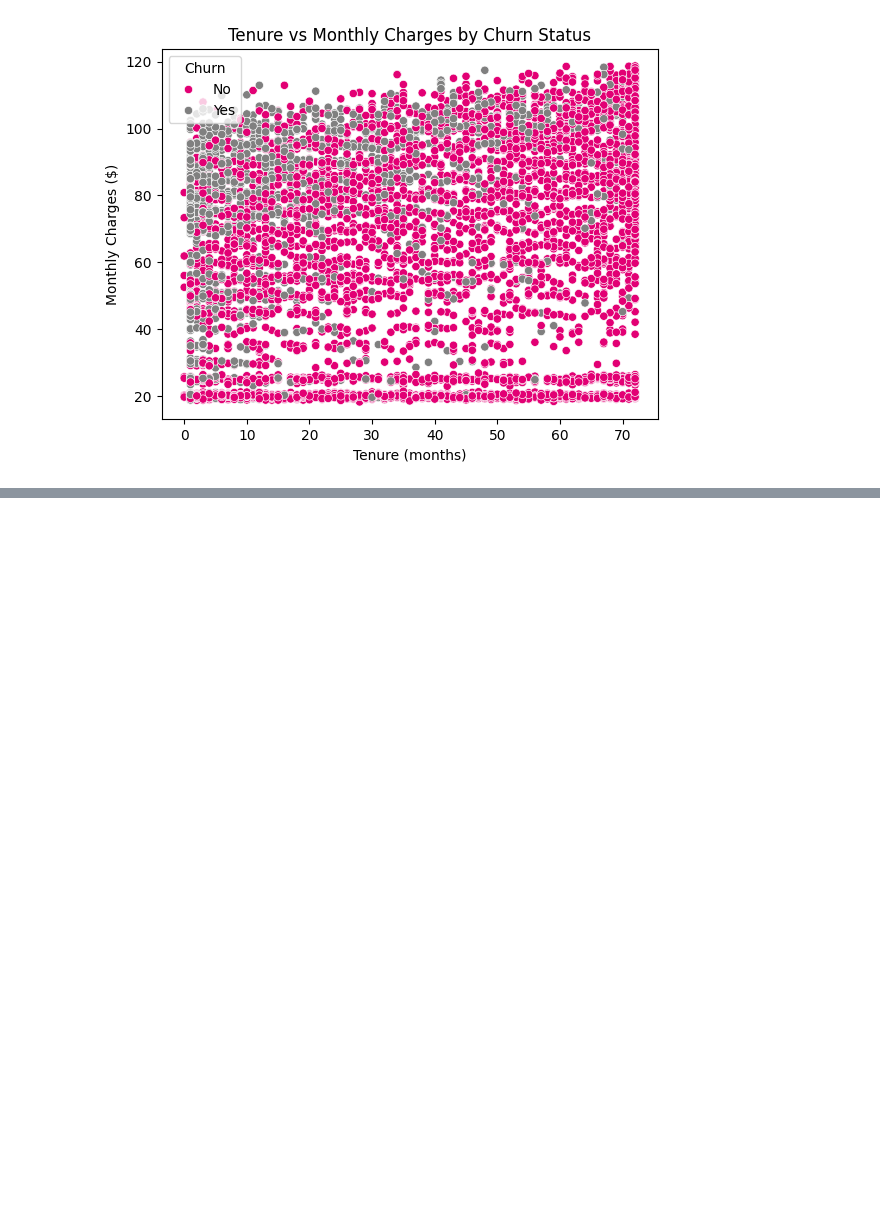
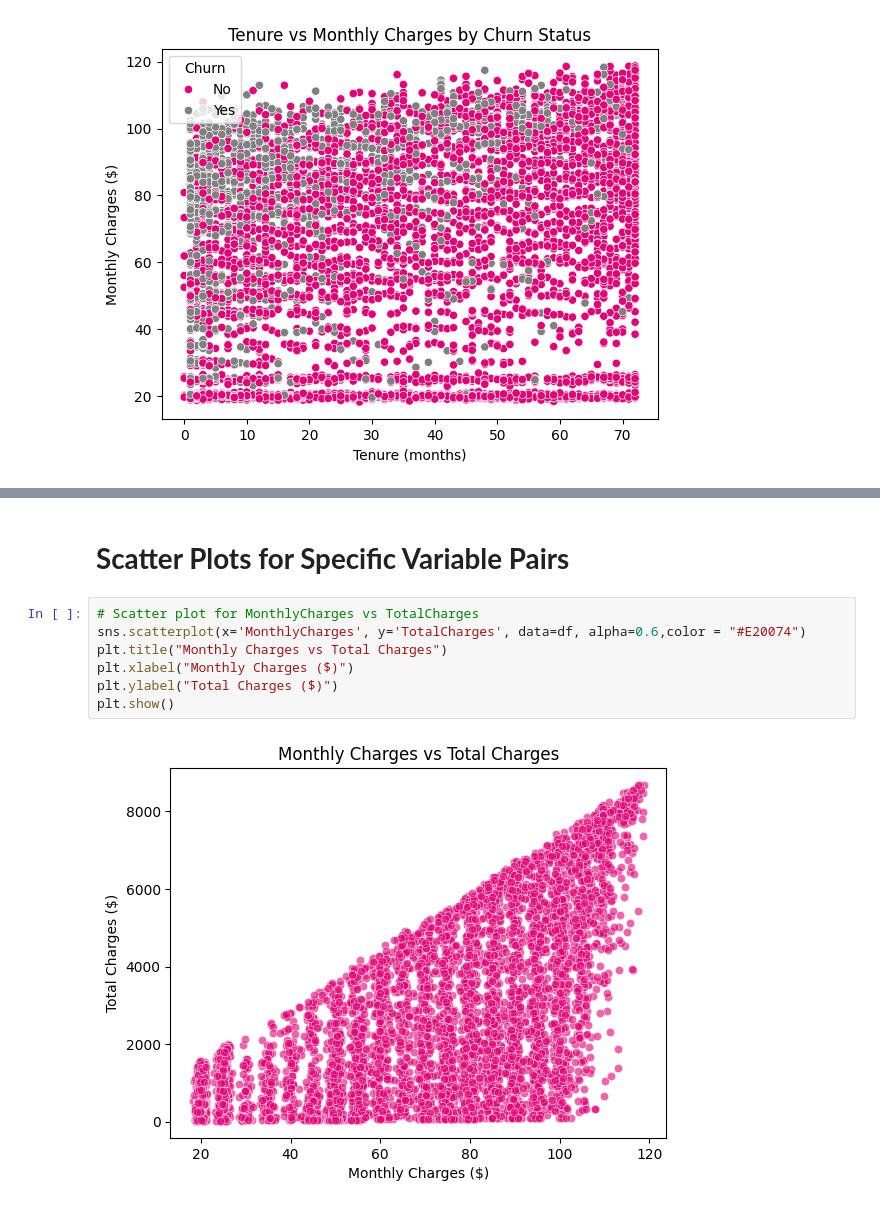
Before and after one commit to KhanhPhantxwes/T-Mobile_Churn_Analysis_Demo, a Jupyter notebook: Visulisation_TelecomChurn_Seaborn_Matplotlib.ipynb, the cells around one changed output, grey strips where cells are left out. Cells and saved outputs as stored; diff of their text form; blank space fills up the shorter version.

```diff
--- a/Visulisation_TelecomChurn_Seaborn_Matplotlib.ipynb
+++ b/Visulisation_TelecomChurn_Seaborn_Matplotlib.ipynb
@@ -117,0 +168,11 @@ plt.show()
+# %% [markdown]
+# **Scatter Plots for Specific Variable Pairs**
+# %%
+# Scatter plot for MonthlyCharges vs TotalCharges
+sns.scatterplot(x='MonthlyCharges', y='TotalCharges', data=df, alpha=0.6,color = "#E20074")
+plt.title("Monthly Charges vs Total Charges")
+plt.xlabel("Monthly Charges ($)")
+plt.ylabel("Total Charges ($)")
+plt.show()
+# %% [output]
+[figure, added]
```
Also changed, not shown: parts of 13 cells of this notebook.
